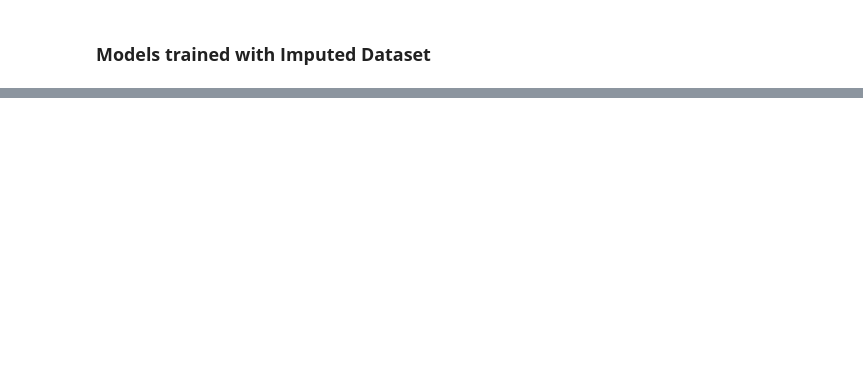
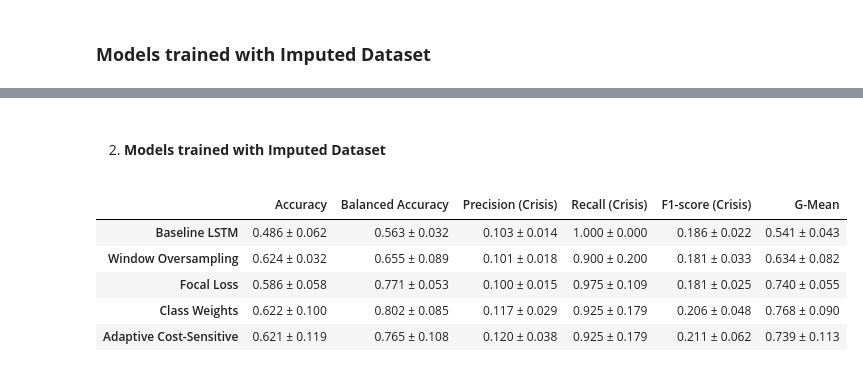
Before and after one commit to sarataboas/socialCrisis_prediction, a Jupyter notebook: notebooks/performance_results.ipynb, the cells around one changed output, grey strips where cells are left out. Cells and saved outputs as stored; diff of their text form; code cells hidden in the pictures; blank space fills up the shorter version.

```diff
--- a/notebooks/performance_results.ipynb
+++ b/notebooks/performance_results.ipynb
@@ -116,0 +159,28 @@ results_table_imputed
+# %% [markdown]
+2. #### **Models trained with Imputed Dataset**
+# %%
+results_base = read_json("../outputs/base_imputed_lstm_aggregated.json")
+results_oversampling = read_json("../outputs/oversampling_imputed_aggregated.json")
+results_focal = read_json("../outputs/focal_loss_imputed_aggregated.json")
+results_class_weights = read_json("../outputs/class_weights_imputed_aggregated.json")
+results_cost_sensitive = read_json("../outputs/cost_sensitive_imputed_aggregated.json")
+
+results_table_imputed = pd.DataFrame.from_dict(
+    {
+        "Baseline LSTM": extract_metrics_aggregated(results_base),
+        "Window Oversampling": extract_metrics_aggregated(results_oversampling),
+        "Focal Loss": extract_metrics_aggregated(results_focal),
+        "Class Weights": extract_metrics_aggregated(results_class_weights),
+        "Adaptive Cost-Sensitive": extract_metrics_aggregated(results_cost_sensitive),
+    },
+    orient="index"
+)
+
+results_table_imputed
+# %% [output]
+|  | Accuracy | Balanced Accuracy | Precision (Crisis) | Recall (Crisis) | F1-score (Crisis) | G-Mean |
+| Baseline LSTM | 0.486 ± 0.062 | 0.563 ± 0.032 | 0.103 ± 0.014 | 1.000 ± 0.000 | 0.186 ± 0.022 | 0.541 ± 0.043 |
+| Window Oversampling | 0.624 ± 0.032 | 0.655 ± 0.089 | 0.101 ± 0.018 | 0.900 ± 0.200 | 0.181 ± 0.033 | 0.634 ± 0.082 |
+| Focal Loss | 0.586 ± 0.058 | 0.771 ± 0.053 | 0.100 ± 0.015 | 0.975 ± 0.109 | 0.181 ± 0.025 | 0.740 ± 0.055 |
+| Class Weights | 0.622 ± 0.100 | 0.802 ± 0.085 | 0.117 ± 0.029 | 0.925 ± 0.179 | 0.206 ± 0.048 | 0.768 ± 0.090 |
+| Adaptive Cost-Sensitive | 0.621 ± 0.119 | 0.765 ± 0.108 | 0.120 ± 0.038 | 0.925 ± 0.179 | 0.211 ± 0.062 | 0.739 ± 0.113 |
```
Also changed, not shown: parts of 7 cells of this notebook, 14 other files.
